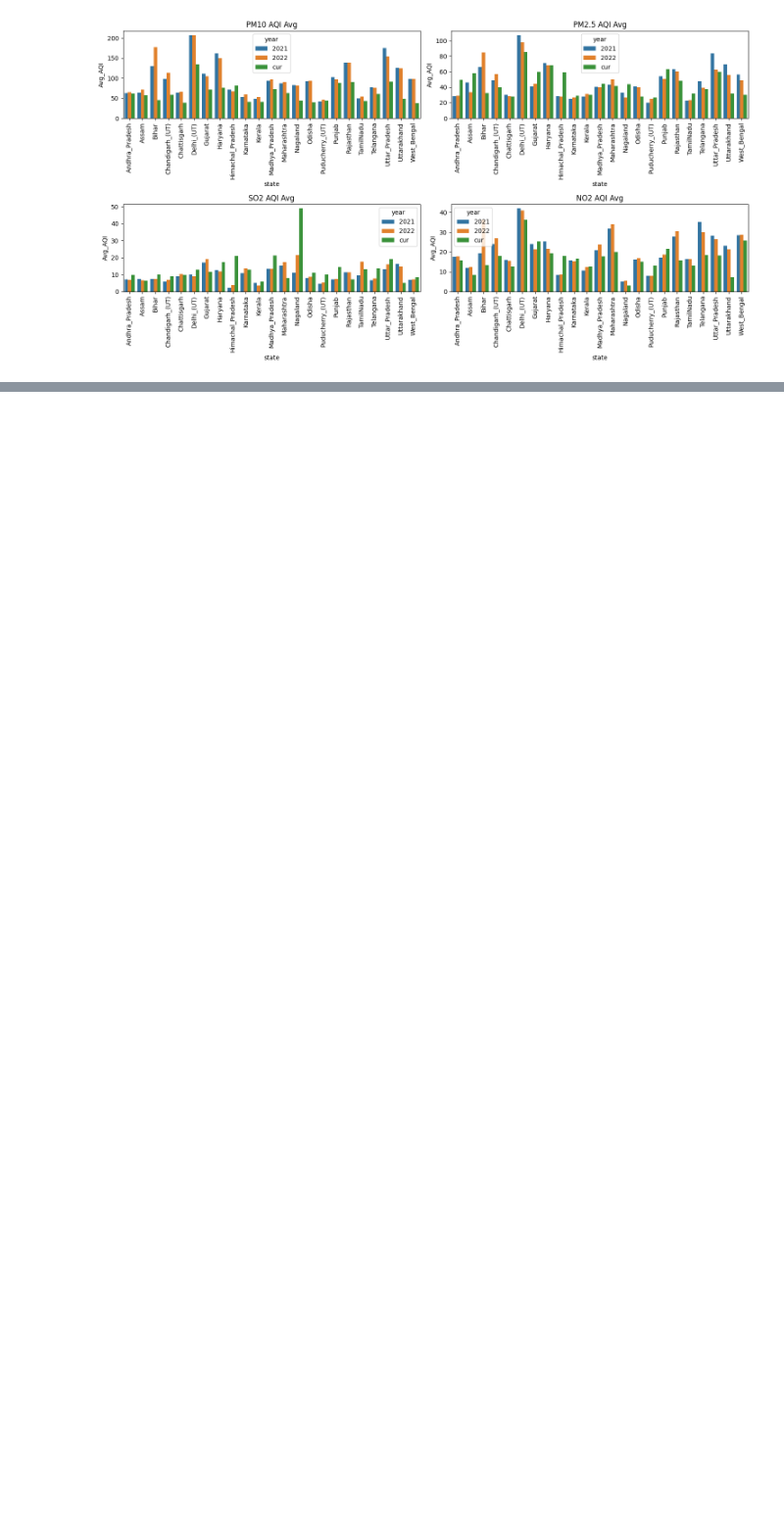
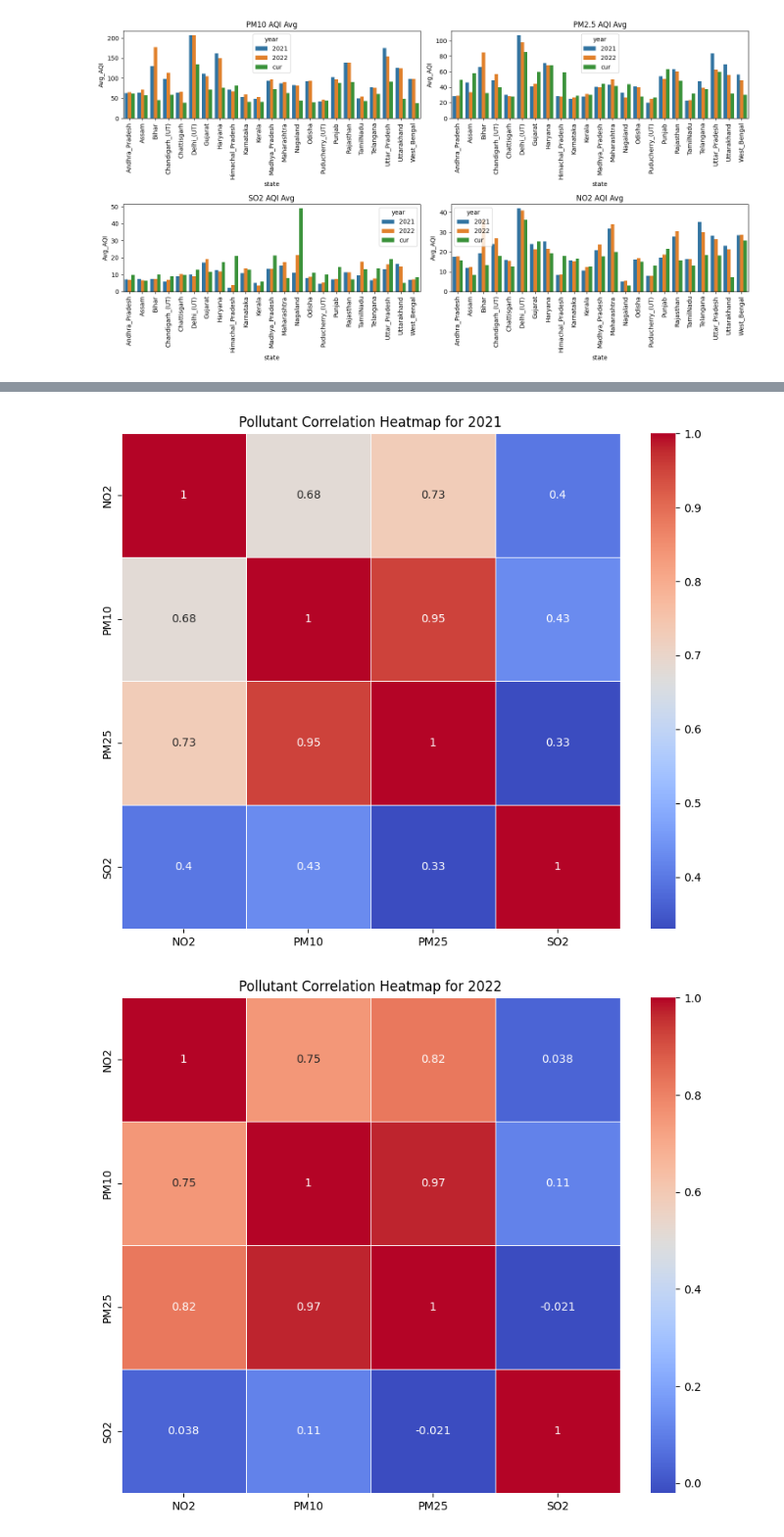
Before and after one commit to latheeshpoondla/Project, a Jupyter notebook: DSProject.ipynb, the cells around one changed output, grey strips where cells are left out. Shown at 98% size. Cells and saved outputs as stored; diff of their text form; code cells hidden in the pictures; blank space fills up the shorter version.

Commit message:
heatmaps

```diff
--- a/DSProject.ipynb
+++ b/DSProject.ipynb
@@ -766,0 +765,6 @@ plt.tight_layout()
+# %%
+pivot_ti_avg = ti_avg.pivot_table(index=['state', 'year'], columns='pollutant_id', values='Avg_AQI')
+pivot_ti_avg.columns = ['CO', 'NH3', 'NO2', 'OZONE', 'PM10', 'PM25', 'SO2']
+pivot_ti_avg.reset_index(inplace=True)
+pivot_ti_avg.drop(['CO', 'NH3', 'OZONE'], axis=1, inplace=True)
+display(pivot_ti_avg)
@@ -766,0 +785,15 @@ plt.tight_layout()
+# %%
+# Calculate correlation matrix for each year and plot heatmaps
+years = pivot_ti_avg['year'].unique()
+
+for year in years:
+    year_df = pivot_ti_avg[pivot_ti_avg['year'] == year].drop(columns=['state', 'year'])
+    corr_matrix = year_df.corr()
+
+    plt.figure(figsize=(10, 8))
+    sns.heatmap(corr_matrix, annot=True, cmap='coolwarm', linewidths=0.5)
+    plt.title(f'Pollutant Correlation Heatmap for {year}')
+    plt.show()
+# %% [output]
+[figure, added]
+[figure, added]
```
Also changed, not shown: parts of 4 cells of this notebook.
